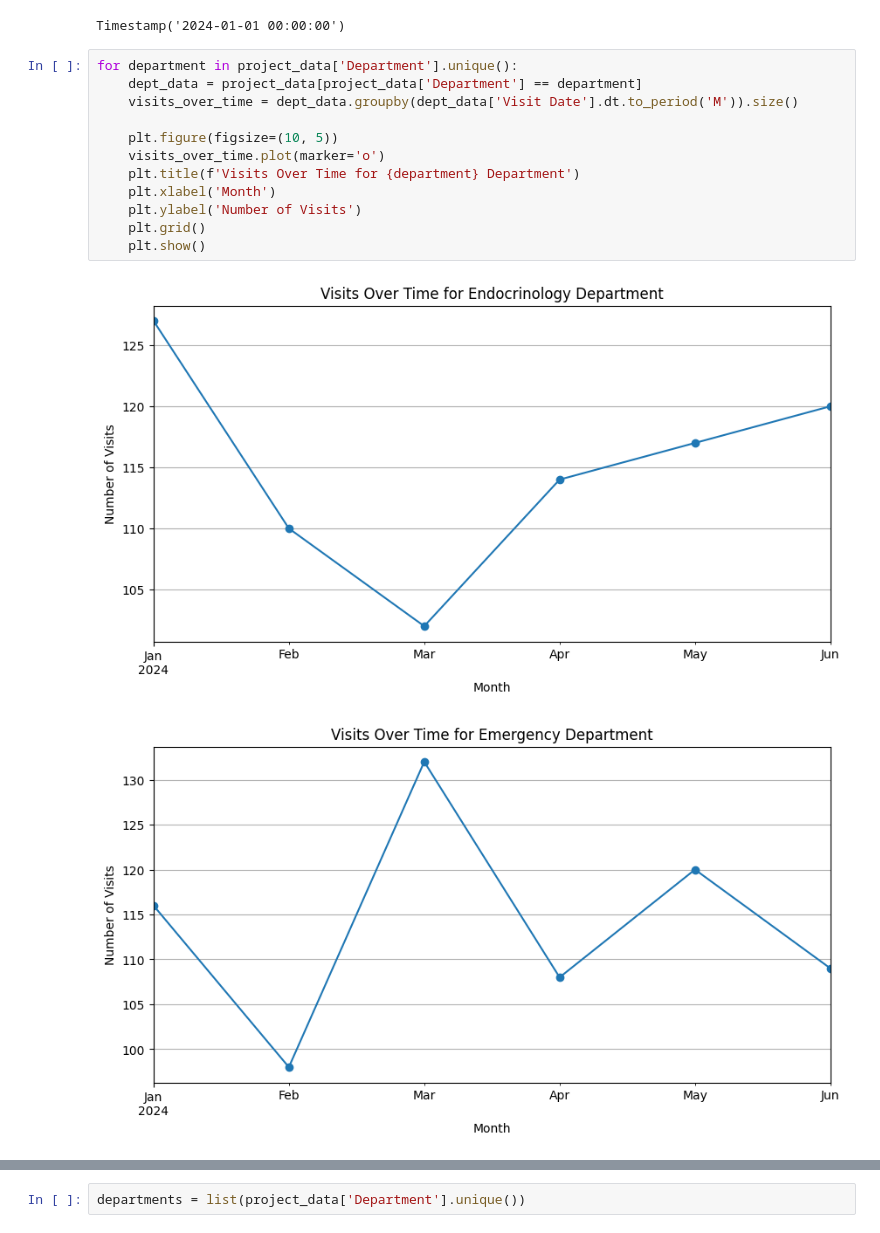
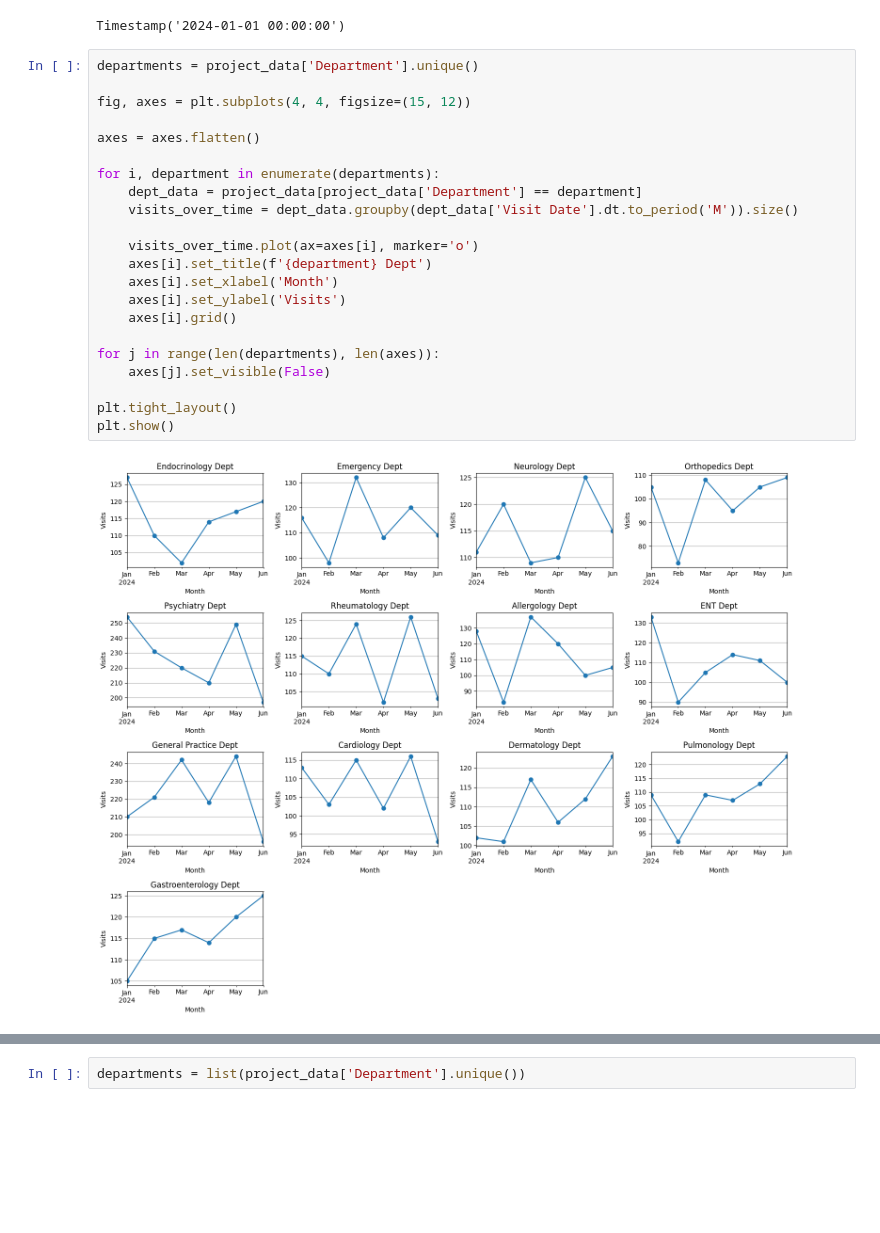
Before and after one commit to gugaffranco/datapreprocessing, a Jupyter notebook: G08 - Code.ipynb, the cells around one changed output, grey strips where cells are left out. Cells and saved outputs as stored; diff of their text form; blank space fills up the shorter version.

```diff
--- a/G08 - Code.ipynb
+++ b/G08 - Code.ipynb
@@ -371,17 +371,26 @@ project_data['Visit Date'].min()
 # %% [output]
 Timestamp('2024-01-01 00:00:00')
 # %%
-for department in project_data['Department'].unique():
+departments = project_data['Department'].unique()
+
+fig, axes = plt.subplots(4, 4, figsize=(15, 12))
+
+axes = axes.flatten()
+
+for i, department in enumerate(departments):
     dept_data = project_data[project_data['Department'] == department]
     visits_over_time = dept_data.groupby(dept_data['Visit Date'].dt.to_period('M')).size()
 
-    plt.figure(figsize=(10, 5))
-    visits_over_time.plot(marker='o')
-    plt.title(f'Visits Over Time for {department} Department')
-    plt.xlabel('Month')
-    plt.ylabel('Number of Visits')
-    plt.grid()
-    plt.show()
+    visits_over_time.plot(ax=axes[i], marker='o')
+    axes[i].set_title(f'{department} Dept')
+    axes[i].set_xlabel('Month')
+    axes[i].set_ylabel('Visits')
+    axes[i].grid()
+
+for j in range(len(departments), len(axes)):
+    axes[j].set_visible(False)
+
+plt.tight_layout()
+plt.show()
 # %% [output]
-[figure, old version]
+[figure, new version]
-[figure, removed]
```
Also changed, not shown: parts of 5 cells of this notebook.
